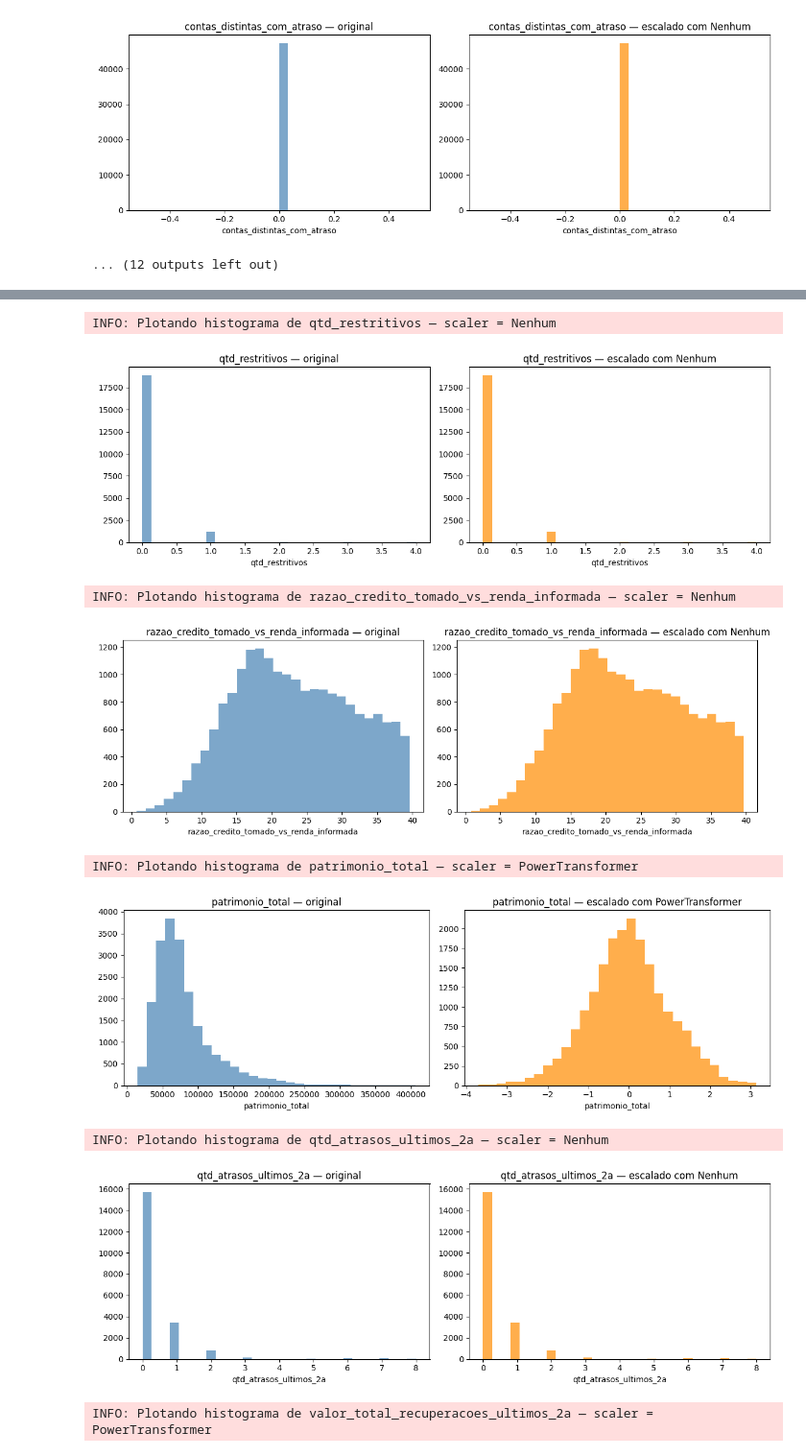
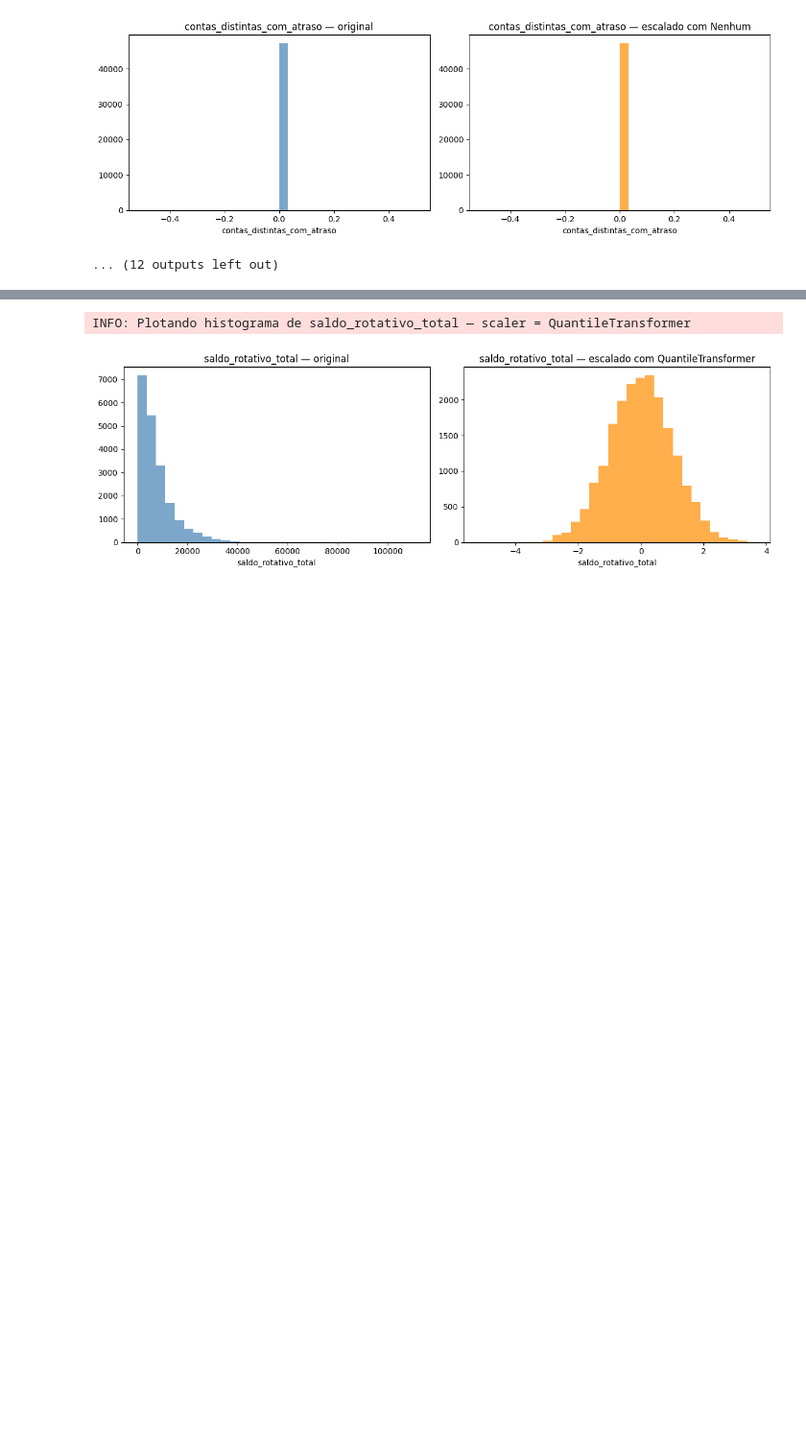
Before and after one commit to joaaomaia/DynamicScaler, a Jupyter notebook: example.ipynb, the cells around one changed output, grey strips where cells are left out. Shown at 96% size. Saved outputs shown, nothing was run; the diff lists cells and outputs as text; code cells hidden in the pictures; blank space fills up the shorter version.

```diff
--- a/example.ipynb
+++ b/example.ipynb
@@ -142,10 +142,11 @@ Exemplo de dados escalados (teste):
 # %%
 scaler_cv = DynamicScaler(
     strategy="auto",
-    importance_metric='gain',   # ou shap
-    importance_gain_thr=0.05,
-    extra_validation=True,      # habilita CV para todos
-    allow_minmax=True,          # deixa MinMax entrar
+    evaluation_mode='linear',
+    importance_metric='coef',       # ou shap
+    importance_gain_thr=0.01,
+    extra_validation=True,          # habilita CV para todos
+    allow_minmax=True,              # deixa MinMax entrar
     random_state=42
 )
 
@@ -180,16 +187,9 @@ Resumo das decisões por feature:
 # %%
-# Visualizar
+# Visualizar somente as que passaram por scaler
 scaler_cv.plot_histograms(
     df_test,
     X_test_scaled,
-    features=num_cols)
+    features=report_scaler[report_scaler['chosen_scaler']!='None'].index.tolist())
 # %% [output]
-INFO: Plotando histograma de qtd_restritivos — scaler = Nenhum
+INFO: Plotando histograma de saldo_rotativo_total — scaler = QuantileTransformer
-[figure, old version]
+[figure, new version]
-INFO: Plotando histograma de razao_credito_tomado_vs_renda_informada — scaler = Nenhum
-[figure, removed]
-INFO: Plotando histograma de patrimonio_total — scaler = PowerTransformer
-[figure, removed]
-INFO: Plotando histograma de qtd_atrasos_ultimos_2a — scaler = Nenhum
-[figure, removed]
-INFO: Plotando histograma de valor_total_recuperacoes_ultimos_2a — scaler = PowerTransformer
```
Also changed, not shown: parts of 5 cells of this notebook.
